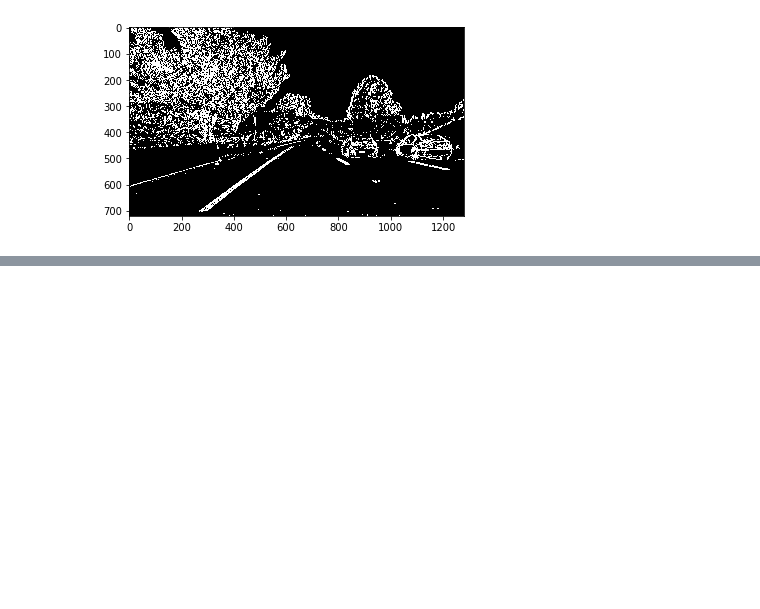
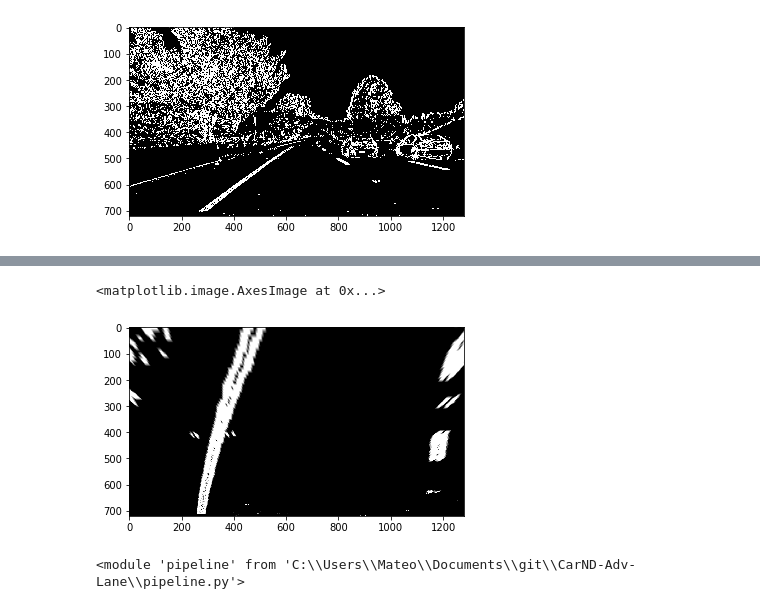
Before and after one commit to cuckookernel/CarND-Adv-Lane, a Jupyter notebook: Advanced Lane Finding.ipynb, the cells around one changed output, grey strips where cells are left out. Cells and saved outputs as stored; diff of their text form; code cells hidden in the pictures; blank space fills up the shorter version.

```diff
--- a/Advanced Lane Finding.ipynb
+++ b/Advanced Lane Finding.ipynb
@@ -130,0 +126,13 @@ u.show2( imgc2, warped )
+# %%
+reload( u )
+bin_gray = u.binary2gray( binary )
+# %%
+warped_gray = p.warp_perspective( bin_gray, M, flags=cv2.INTER_LINEAR)
+plt.imshow( warped_gray, cmap='gray' )
+# %% [output]
+<matplotlib.image.AxesImage at 0x...>
+[figure, added]
+# %%
+reload(p)
+# %% [output]
+<module 'pipeline' from 'C:\\Users\\Mateo\\Documents\\git\\CarND-Adv-Lane\\pipeline.py'>
```
Also changed, not shown: parts of 21 cells of this notebook, 12 other files.
